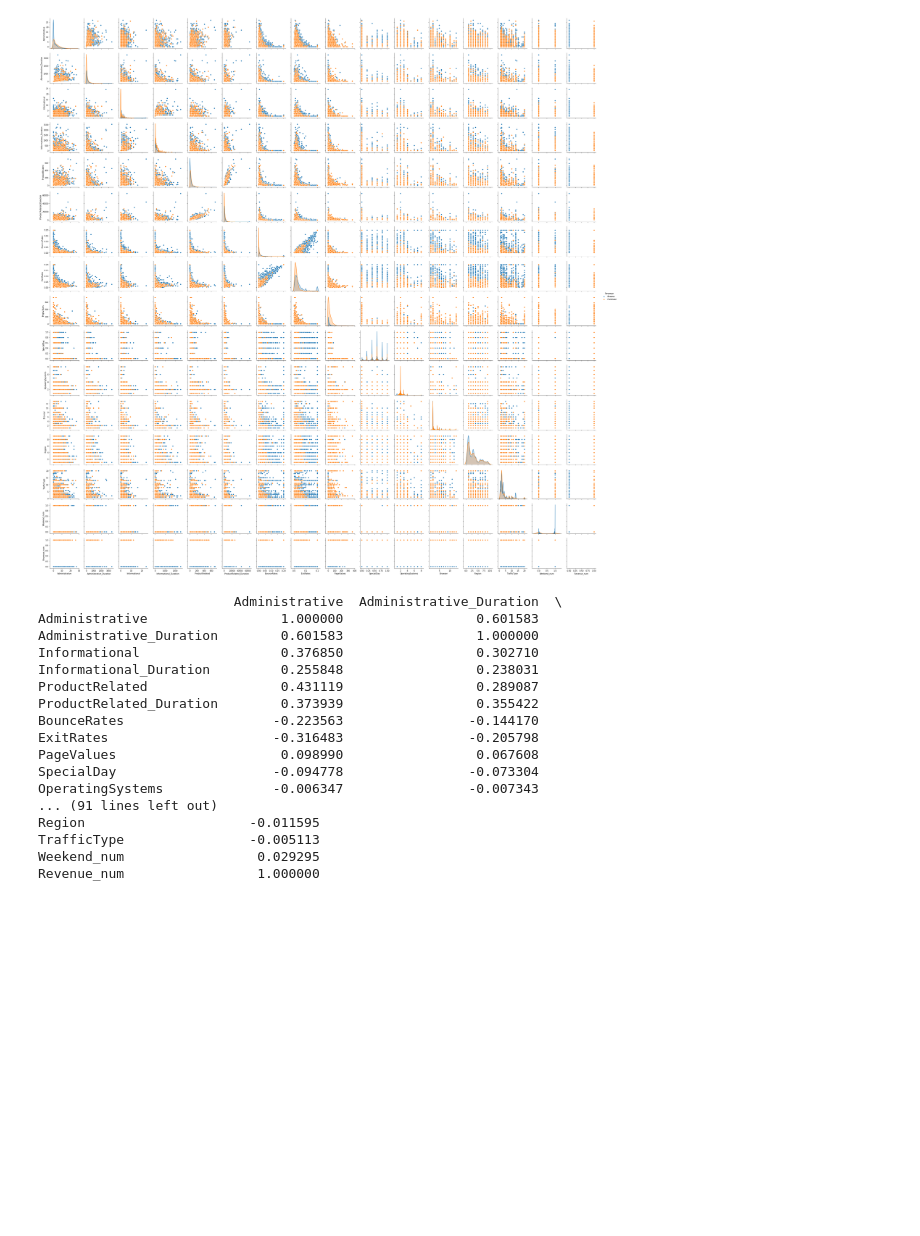
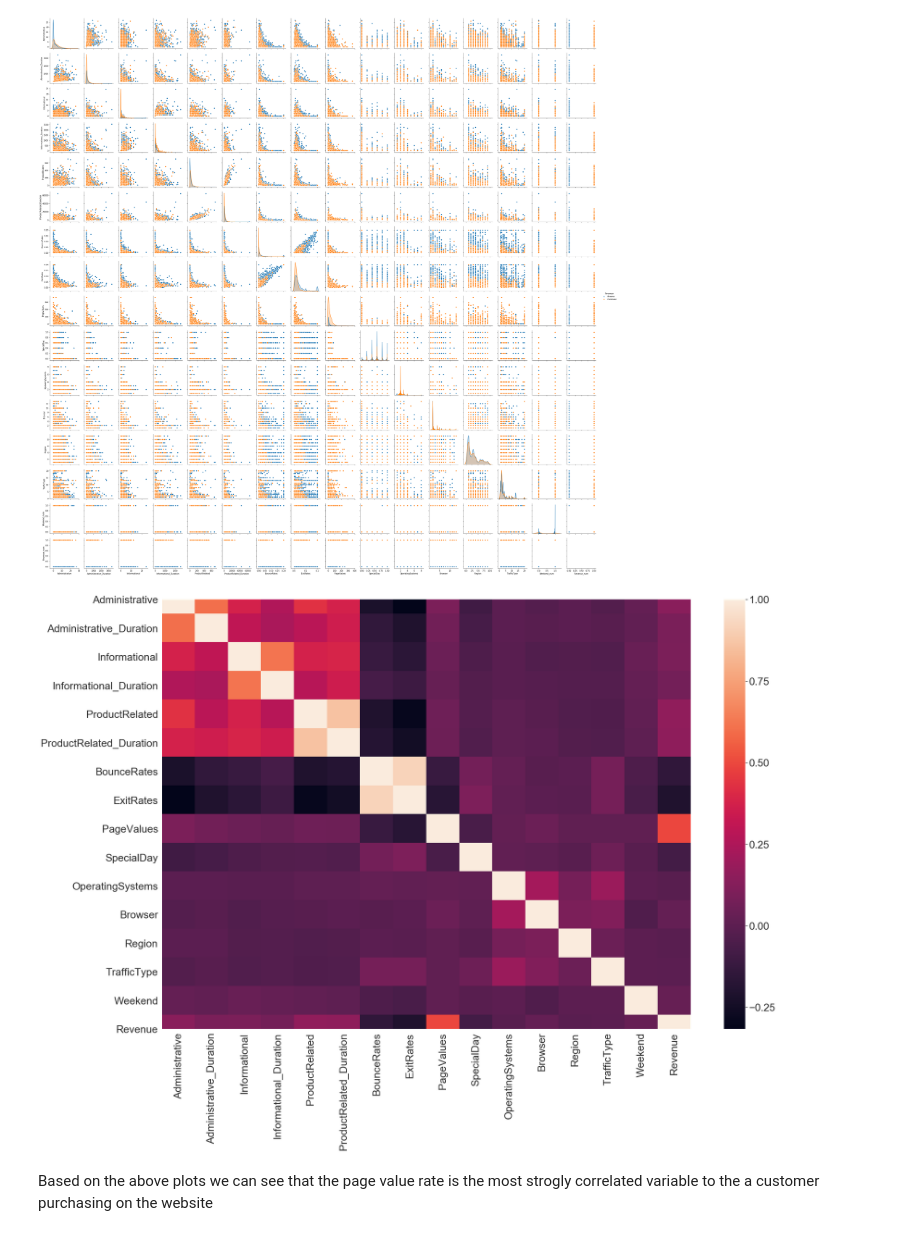
Before and after one commit to thabanenm/Springboard, a Jupyter notebook: Capstone Project 1 - Online Shopping Classification - Part 1.ipynb, the cells around one changed output. Cells and saved outputs as stored; diff of their text form; code cells hidden in the pictures; blank space fills up the shorter version.

```diff
--- a/Capstone Project 1 - Online Shopping Classification - Part 1.ipynb
+++ b/Capstone Project 1 - Online Shopping Classification - Part 1.ipynb
@@ -288,24 +341,16 @@ sns.pairplot(data, hue='Revenue')
 # %% [output]
 <seaborn.axisgrid.PairGrid at 0x...>
 [figure]
-# %%
-df.head()
-print(df.corr())
-# %% [output]
-                         Administrative  Administrative_Duration  \
-Administrative                 1.000000                 0.601583
-Administrative_Duration        0.601583                 1.000000
-Informational                  0.376850                 0.302710
-Informational_Duration         0.255848                 0.238031
-ProductRelated                 0.431119                 0.289087
-ProductRelated_Duration        0.373939                 0.355422
-BounceRates                   -0.223563                -0.144170
-ExitRates                     -0.316483                -0.205798
-PageValues                     0.098990                 0.067608
-SpecialDay                    -0.094778                -0.073304
-OperatingSystems              -0.006347                -0.007343
-... (91 lines left out)
-Region                     -0.011595
-TrafficType                -0.005113
-Weekend_num                 0.029295
-Revenue_num                 1.000000
+# %%
+newdata = pd.read_csv('C:/Users/michael.thabane/Documents/Springboard/Capstone1/online_shoppers_intention.csv')
+newdata.drop(['Month', 'VisitorType'], inplace=True, axis=1)
+newdata.Weekend = newdata.Weekend.astype(int)
+newdata.Revenue = newdata.Revenue.astype(int)
+plt.figure(figsize = (30,20))
+sns.set(font_scale=2.4)
+sns.heatmap(newdata.corr())
+plt.show()
+# %% [output]
+[figure, added]
+# %% [markdown]
+Based on the above plots we can see that the page value rate is the most strogly correlated variable to the a customer purchasing on the website
```
Also changed, not shown: parts of 38 cells of this notebook, 2 other files.
